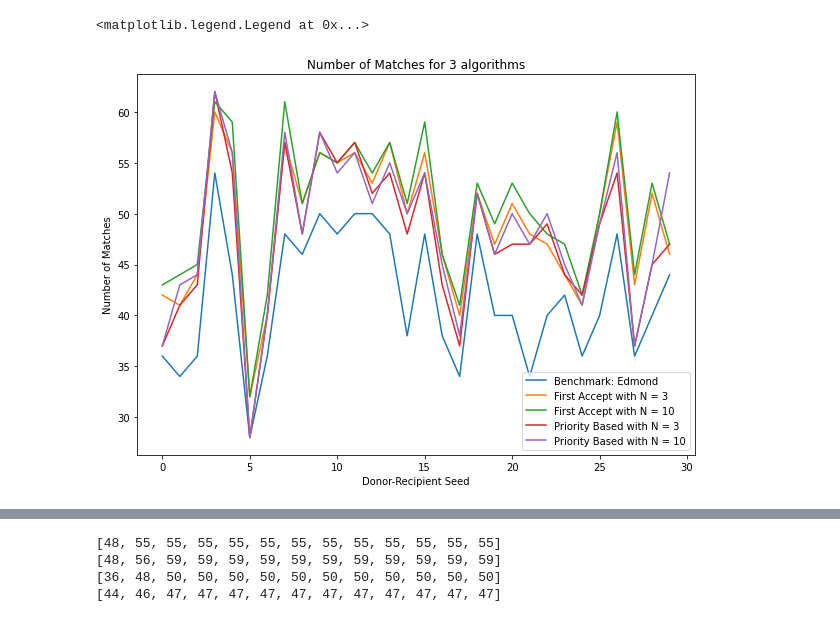
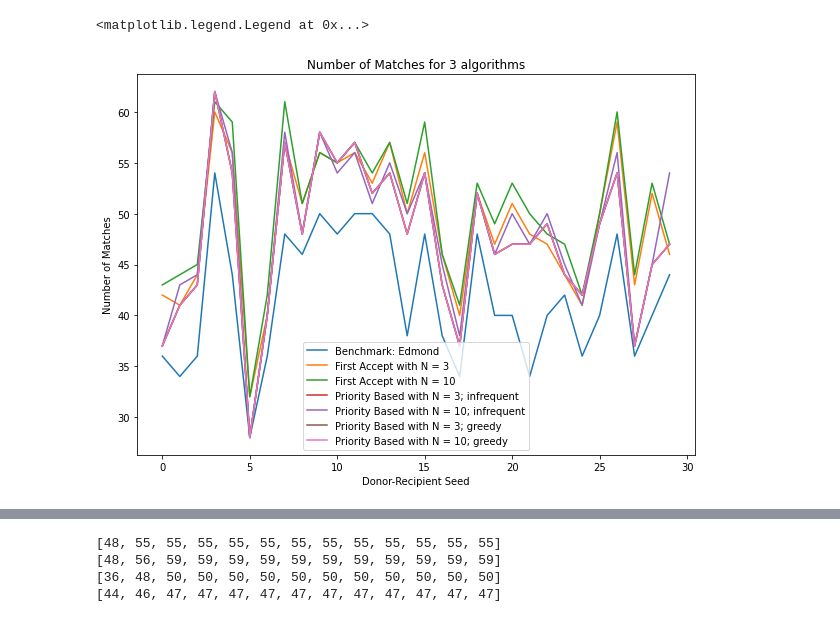
Before and after one commit to Mingtaros/Kidney-Exchange-Match-Mapping-System, a Jupyter notebook: backend/kidneyexchange/backend/exchange_src/Experiment.ipynb, the cells around one changed output, grey strips where cells are left out. Drawn from its saved outputs; the diff is of its cells as text; code cells hidden in the pictures.

Commit message:
Modify Priority Based Choosing Algorithm

```diff
--- a/backend/kidneyexchange/backend/exchange_src/Experiment.ipynb
+++ b/backend/kidneyexchange/backend/exchange_src/Experiment.ipynb
@@ -20,9 +18,12 @@ first_accept_matches3 = []
 first_accept_matches10 = []
 priority_based3 = []
 priority_based10 = []
+priority_based3g = []
+priority_based10g = []
 
-for each_range in ranges:
-    pairs_data = read_pairs_db(each_range[0], each_range[1])
+for i in range(1, 31):
+    date_data = "2021_01_" + str(i).zfill(2)
+    pairs_data = read_data_db(date_data)
     grph = DirectedGraph(pairs_data)
 
     # Benchmark = Edmond's Algorithm
@@ -40,29 +41,41 @@ for each_range in ranges:
     fanway10.finalize_exchange(grph)
     first_accept_matches10.append(fanway10.get_num_of_matched_pairs())
 
-    # Priority Based N Way with n = 3
-    pbnway3 = PriorityBasedNWay(3, 'maximum')
+    # Priority Based N Way with n = 3 and infrequent priority
+    pbnway3 = PriorityBasedNWay(3, 'maximum', 'infrequent')
     pbnway3.finalize_exchange(grph)
     priority_based3.append(pbnway3.get_num_of_matched_pairs())
 
-    # Priority Based N Way with n = 10
-    pbnway10 = PriorityBasedNWay(10, 'maximum')
+    # Priority Based N Way with n = 10 and infrequent priority
+    pbnway10 = PriorityBasedNWay(10, 'maximum', 'infrequent')
     pbnway10.finalize_exchange(grph)
     priority_based10.append(pbnway10.get_num_of_matched_pairs())
+
+    # Priority Based N Way with n = 3 and greedy priority
+    pbnway3g = PriorityBasedNWay(3, 'maximum', 'greedy')
+    pbnway3g.finalize_exchange(grph)
+    priority_based3g.append(pbnway3.get_num_of_matched_pairs())
+
+    # Priority Based N Way with n = 10 and greedy priority
+    pbnway10g = PriorityBasedNWay(10, 'maximum', 'greedy')
+    pbnway10g.finalize_exchange(grph)
+    priority_based10g.append(pbnway3.get_num_of_matched_pairs())
 # %%
 plt.figure(figsize=(10, 7))
 
 plt.title("Number of Matches for 3 algorithms")
 plt.xlabel("Donor-Recipient Seed")
 plt.ylabel("Number of Matches")
 
 plt.plot(edmond_matches, label='Benchmark: Edmond')
 plt.plot(first_accept_matches3, label='First Accept with N = 3')
 plt.plot(first_accept_matches10, label='First Accept with N = 10')
-plt.plot(priority_based3, label='Priority Based with N = 3')
-plt.plot(priority_based10, label='Priority Based with N = 10')
+plt.plot(priority_based3, label='Priority Based with N = 3; infrequent')
+plt.plot(priority_based10, label='Priority Based with N = 10; infrequent')
+plt.plot(priority_based3g, label='Priority Based with N = 3; greedy')
+plt.plot(priority_based10g, label='Priority Based with N = 10; greedy')
 
 plt.legend()
 # %% [output]
 <matplotlib.legend.Legend at 0x...>
-[figure, old version]
+[figure, new version]
```
Also changed, not shown: parts of 12 cells of this notebook, 5 other files.
